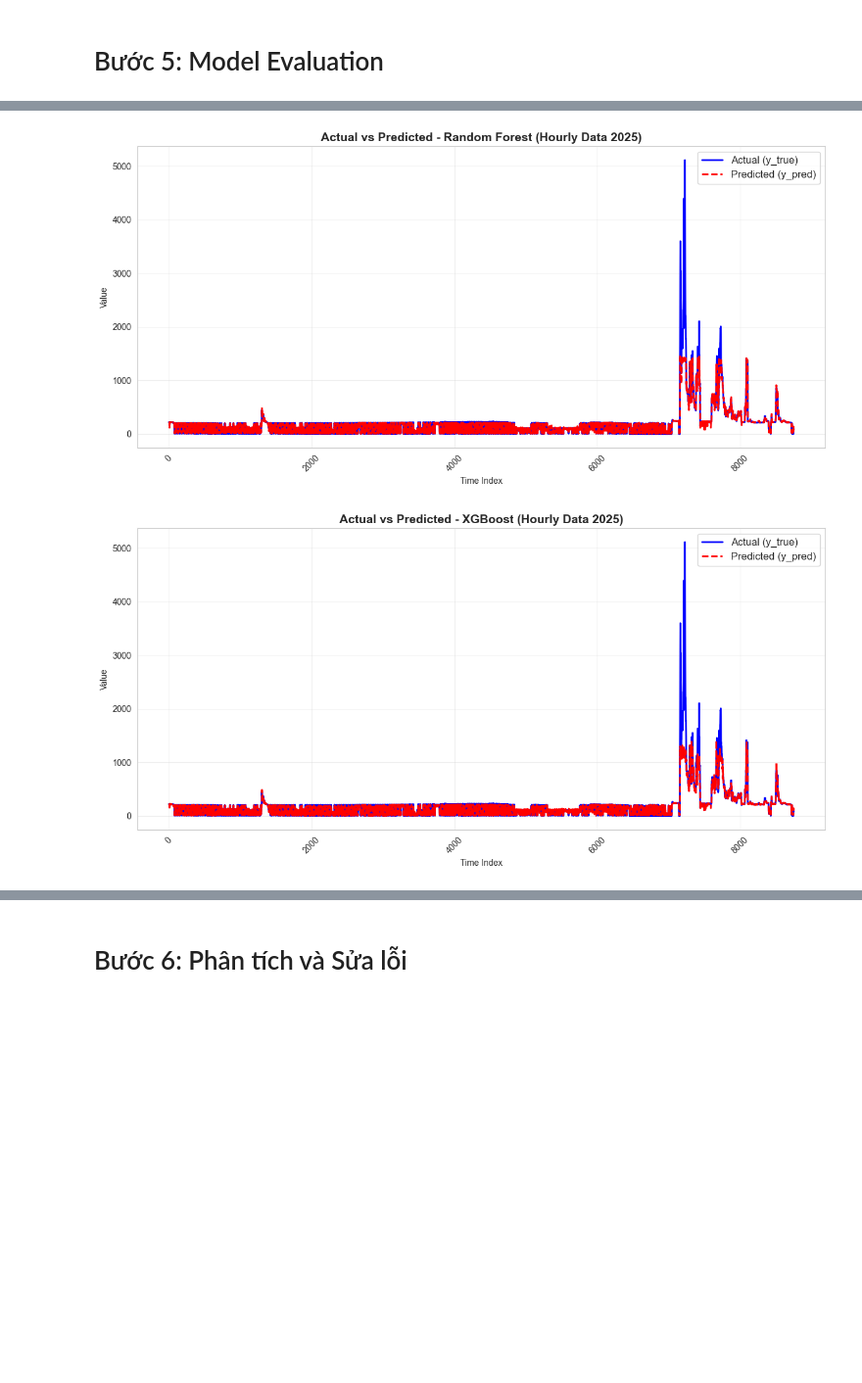
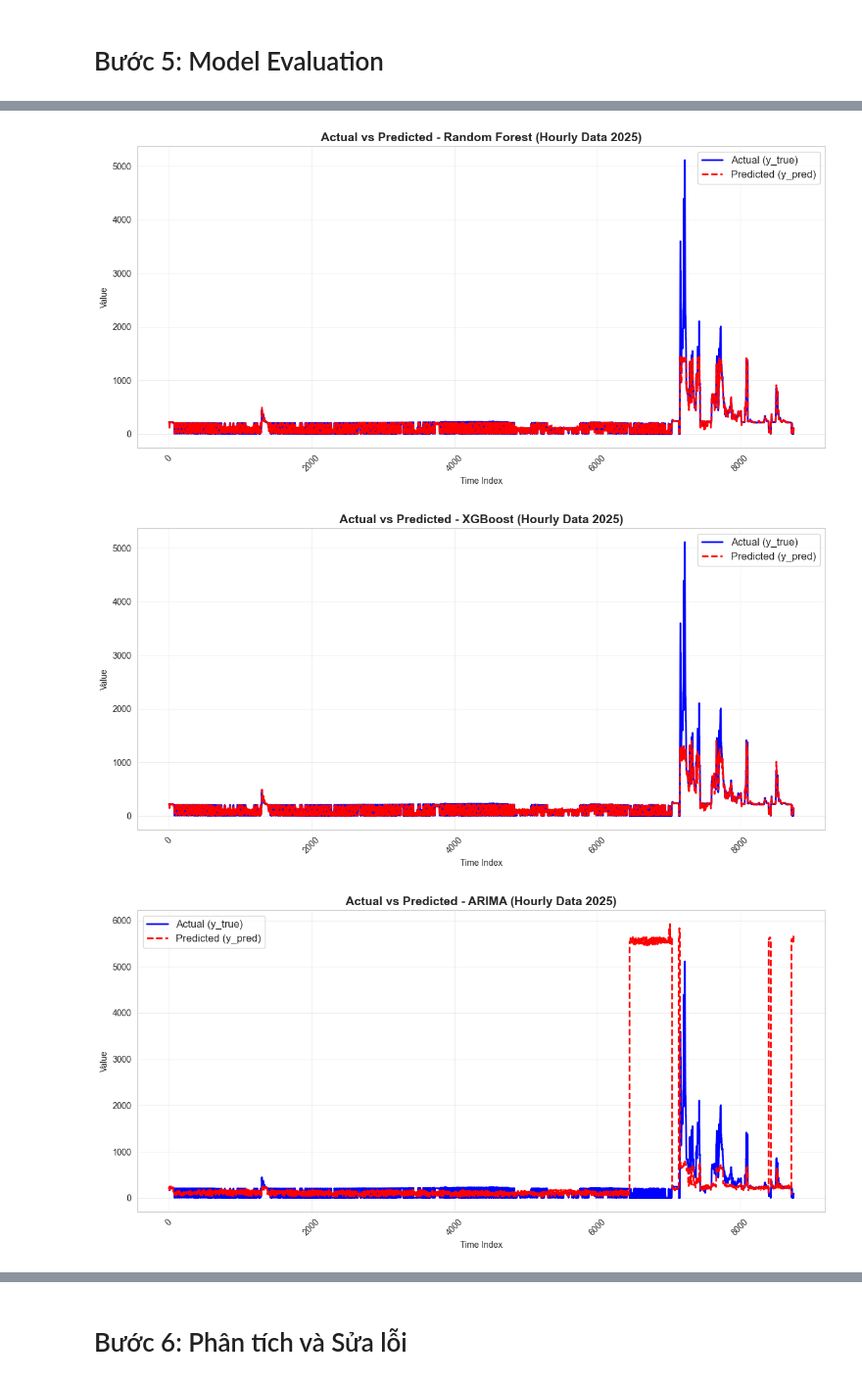
Before and after one commit to HongHanh-atUIT/DS108_RESERVOIR_OUTPUT_PREDICTION, a Jupyter notebook: main.ipynb, the cells around one changed output, grey strips where cells are left out. Shown at 98% size. Saved outputs shown, nothing was run; the diff lists cells and outputs as text; code cells hidden in the pictures; blank space fills up the shorter version.

Commit message:
train with ARIMA and LSTM

```diff
--- a/main.ipynb
+++ b/main.ipynb
@@ -1035,0 +1221,2 @@ print(size / (1024 * 1024), "MB")
+# %%
+lstm_best_model, lstm_meta, lstm_best_mae = train_lstm_tuned_timeseries(train_processed, look_back=24, epochs=10)
@@ -1039,30 +1326,33 @@ print(size / (1024 * 1024), "MB")
 lasso_best_model = load("Model/ST2/Lasso_best_model.pkl")
 rf_best_model = load("Model/ST2/RF_best_model.pkl")
 xgb_best_model = load("Model/ST2/XGB_best_model.pkl")
+arima_best_model = load("Model/ST2/ARIMA_best_model.pkl")
+lstm_best_model = load("Model/ST2/LSTM_best_model.pkl")
 # %%
-def evaluate_model(model, test_df, model_name = "LASSO", target_col='target'):
-    # Tách features và target
-    X_test = test_df.drop(columns=[target_col])
-    y_test = test_df[target_col]
+def evaluate_model(model, test_df, model_name="MODEL", target_col="target"):
+    X_test = test_df.drop(columns=[target_col, 'time'], errors='ignore')
+    y_test = test_df[target_col].values
 
-    # Dự đoán
-    y_pred = model.predict(X_test)
+    if model_name == "ARIMA":
+        y_pred = model.predict(n_periods=len(y_test), X=X_test)
+    else:
+        y_pred = model.predict(X_test)
 
-    # Tính các metrics
     mae = mean_absolute_error(y_test, y_pred)
     rmse = np.sqrt(mean_squared_error(y_test, y_pred))
     r2 = r2_score(y_test, y_pred)
 
-    # In kết quả
     print(f"====== MODEL EVALUATION ON TEST SET FOR {model_name} ======")
     print(f"MAE  : {mae:,.4f}")
     print(f"RMSE : {rmse:,.4f}")
     print(f"R²   : {r2:,.4f}")
-    print("=" * 50)
+    print("==================================================")
 
     return y_pred
 # %%
 lasso_pred = evaluate_model(lasso_best_model, test_processed)
 rf_pred = evaluate_model(rf_best_model, test_processed_tree, "RANDOM FOREST")
 xgb_pred = evaluate_model(xgb_best_model, test_processed_tree, "XGBOOST")
+arima_pred = evaluate_model(arima_best_model, test_processed, "ARIMA")
+lstm_pred, lstm_y_test_real = evaluate_lstm_model(lstm_best_model, lstm_meta, test_processed)
 # %% [output]
@@ -1117,25 +1409,38 @@ def plot_actual_vs_predicted(y_true, y_pred, title="Actual vs Predicted (Time Se
 # %%
 # Vẽ biểu đồ
 y_true=test_processed["target"]
 
 plot_actual_vs_predicted(
     y_true=y_true,
     y_pred=lasso_pred,
     title="Actual vs Predicted - Lasso (Hourly Data 2025)"
 )
 
 plot_actual_vs_predicted(
     y_true=y_true,
     y_pred=rf_pred,
     title="Actual vs Predicted - Random Forest (Hourly Data 2025)"
 )
 
 plot_actual_vs_predicted(
     y_true=y_true,
     y_pred=xgb_pred,
     title="Actual vs Predicted - XGBoost (Hourly Data 2025)"
 )
+
+plot_actual_vs_predicted(
+    y_true=y_true,
+    y_pred=arima_pred,
+    title="Actual vs Predicted - ARIMA (Hourly Data 2025)"
+)
+
+plot_actual_vs_predicted(
+    y_true=lstm_y_test_real,
+    y_pred=lstm_pred,
+    title="Actual vs Predicted - LSTM (Hourly Data 2025)"
+)
 # %% [output]
 [figure]
 [figure]
-[figure, old version]
+[figure, new version]
+[figure, added]
```
Also changed, not shown: parts of 21 cells of this notebook.
